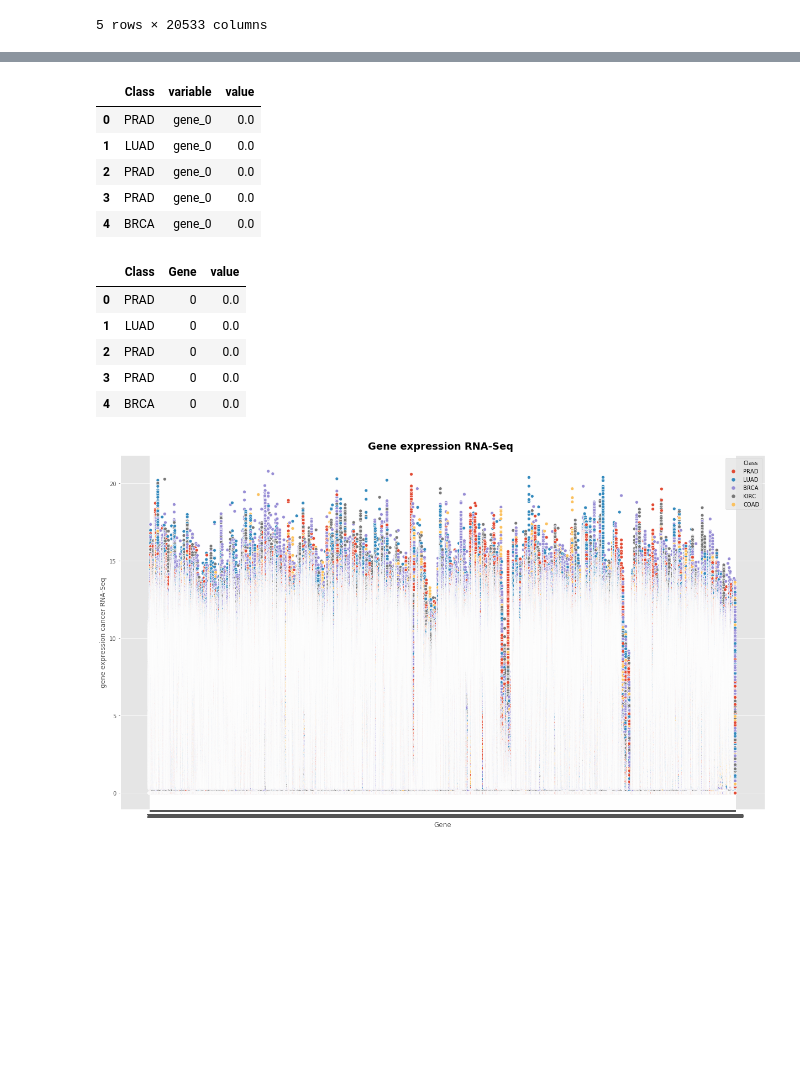
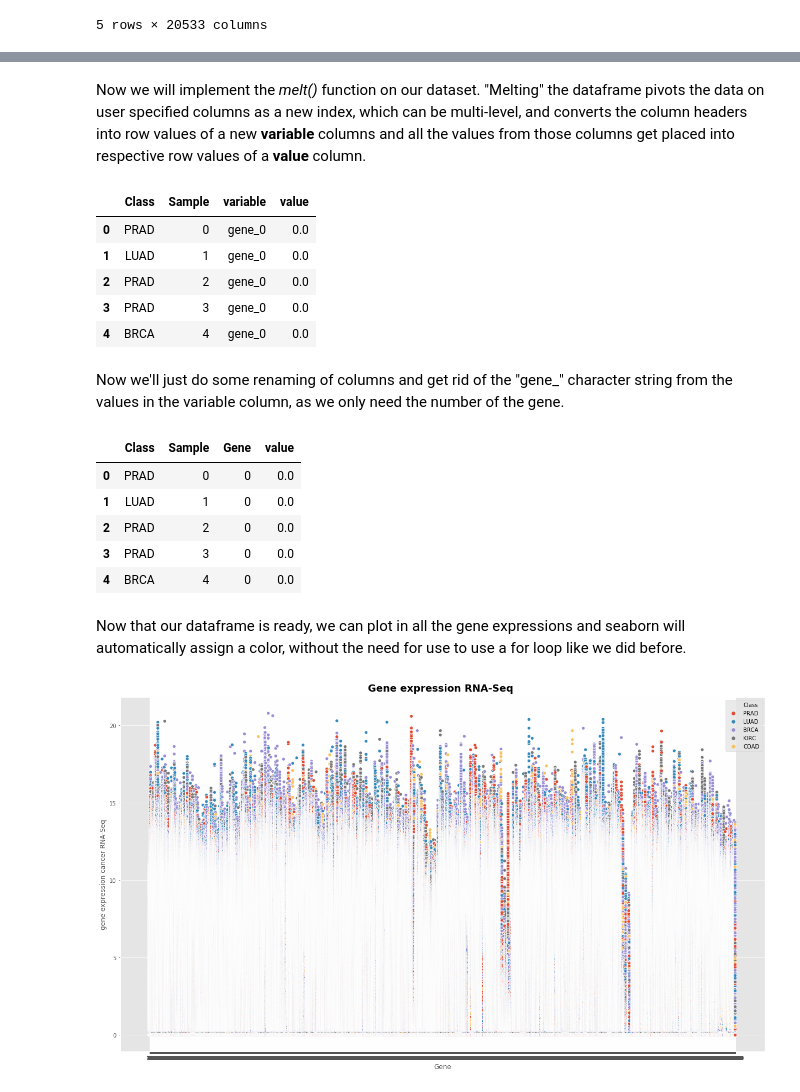
Before and after one commit to fredhutchio/ml-pancancer-example, a Jupyter notebook: Notebook 1 - Beginner.ipynb, the cells around one changed output, grey strips where cells are left out. Drawn from its saved outputs; the diff is of its cells as text; code cells hidden in the pictures; blank space fills up the shorter version.

```diff
--- a/Notebook 1 - Beginner.ipynb
+++ b/Notebook 1 - Beginner.ipynb
@@ -406,0 +409,5 @@ data_wide_noindex.head()
+# %%
+# data_wide_noindex = data_wide.reset_index()
+data_wide['Unnamed: 0'] = data_wide.index
+data_wide.rename(columns={'Unnamed: 0':'Sample'}, inplace=True)
+data_wide.head()
@@ -407,25 +422,32 @@ data_wide_noindex.head()
+# %% [markdown]
+Now we will implement the *melt()* function on our dataset. "Melting" the dataframe pivots the data on user specified columns as a new index, which can be multi-level, and converts the column headers into row values of a new **variable** columns and all the values from those columns get placed into respective row values of a **value** column.
 # %%
-data_wide_melt = data_wide_noindex.drop(columns=['index','Unnamed: 0']).melt(id_vars=['Class'])
+# data_wide_melt = data_wide.drop(columns=['Unnamed: 0']).melt(id_vars=['Class'])
+data_wide_melt = data_wide.melt(id_vars=['Class','Sample'])
 data_wide_melt.head()
 # %% [output]
-|  | Class | variable | value |
-| 0 | PRAD | gene_0 | 0.0 |
-| 1 | LUAD | gene_0 | 0.0 |
-| 2 | PRAD | gene_0 | 0.0 |
-| 3 | PRAD | gene_0 | 0.0 |
-| 4 | BRCA | gene_0 | 0.0 |
+|  | Class | Sample | variable | value |
+| 0 | PRAD | 0 | gene_0 | 0.0 |
+| 1 | LUAD | 1 | gene_0 | 0.0 |
+| 2 | PRAD | 2 | gene_0 | 0.0 |
+| 3 | PRAD | 3 | gene_0 | 0.0 |
+| 4 | BRCA | 4 | gene_0 | 0.0 |
+# %% [markdown]
+Now we'll just do some renaming of columns and get rid of the "gene_" character string from the values in the variable column, as we only need the number of the gene.
 # %%
 data_melt = data_wide_melt.copy()
 data_melt['variable'] = data_melt['variable'].map(lambda x: x.lstrip('gene_'))
 data_melt.rename(columns={"variable": "Gene"}, inplace=True)
 data_melt.head()
 # %% [output]
-|  | Class | Gene | value |
-| 0 | PRAD | 0 | 0.0 |
-| 1 | LUAD | 0 | 0.0 |
-| 2 | PRAD | 0 | 0.0 |
-| 3 | PRAD | 0 | 0.0 |
-| 4 | BRCA | 0 | 0.0 |
+|  | Class | Sample | Gene | value |
+| 0 | PRAD | 0 | 0 | 0.0 |
+| 1 | LUAD | 1 | 0 | 0.0 |
+| 2 | PRAD | 2 | 0 | 0.0 |
+| 3 | PRAD | 3 | 0 | 0.0 |
+| 4 | BRCA | 4 | 0 | 0.0 |
+# %% [markdown]
+Now that our dataframe is ready, we can plot in all the gene expressions and seaborn will automatically assign a color, without the need for use to use a for loop like we did before.
 # %%
 fig, ax = plt.subplots(figsize=fig_dims)
 sns.scatterplot(ax=ax,data=data_melt, x="Gene", y="value", hue="Class")
```
Also changed, not shown: parts of 24 cells of this notebook.
